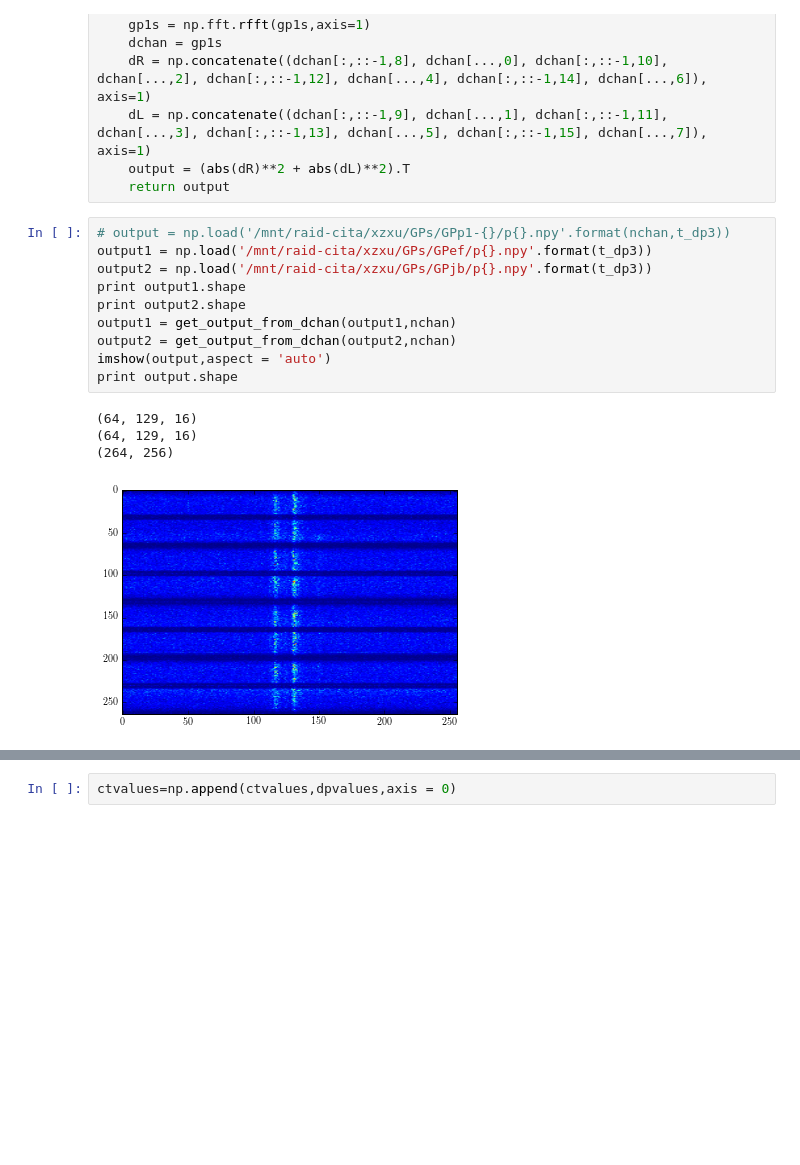
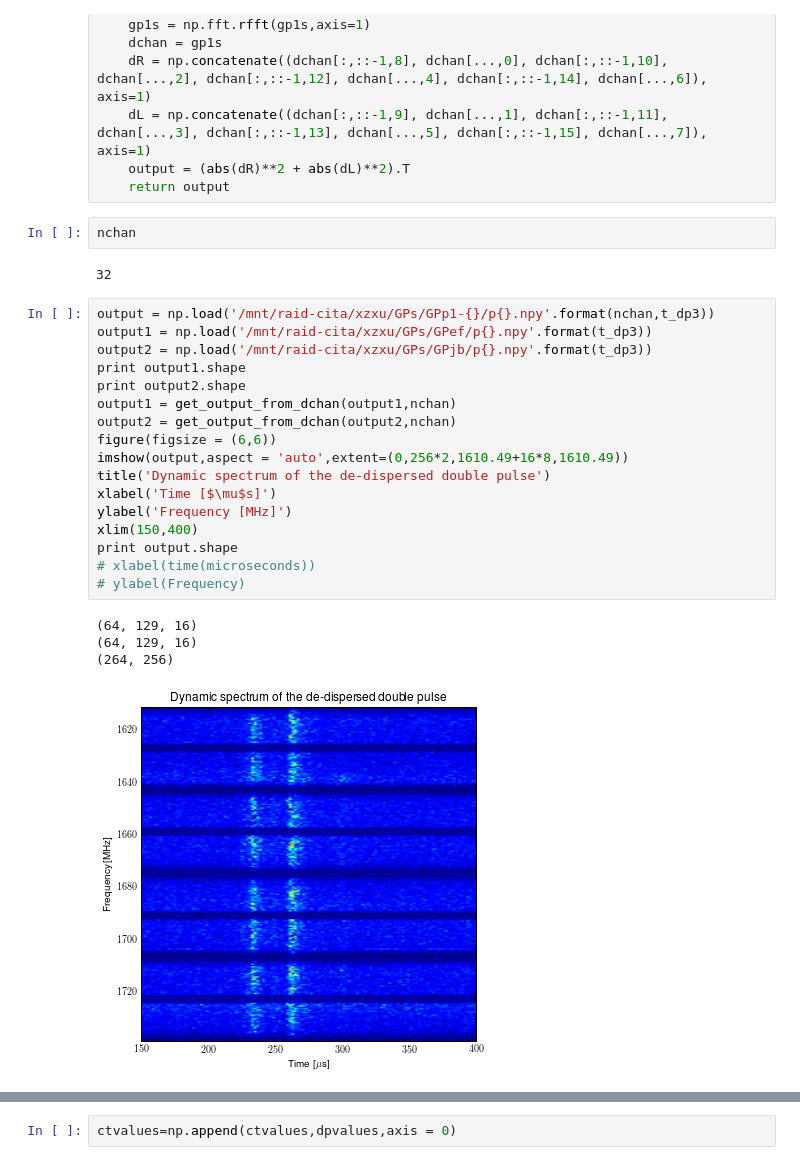
Before and after one commit to xiaozhengxu/scint_analysis, a Jupyter notebook: EVN_crab/Get Corde's plot.ipynb, the cells around one changed output, grey strips where cells are left out. Saved outputs shown, nothing was run; the diff lists cells and outputs as text; blank space fills up the shorter version.

Commit message:
Added new figures for presentation

```diff
--- a/EVN_crab/Get Corde's plot.ipynb
+++ b/EVN_crab/Get Corde's plot.ipynb
@@ -308,18 +309,29 @@ def get_output_from_dchan(gp1s,nchan):
     dL = np.concatenate((dchan[:,::-1,9], dchan[...,1], dchan[:,::-1,11], dchan[...,3], dchan[:,::-1,13], dchan[...,5], dchan[:,::-1,15], dchan[...,7]), axis=1)
     output = (abs(dR)**2 + abs(dL)**2).T
     return output
+# %%
+nchan
+# %% [output]
+32
 # %%
-# output = np.load('/mnt/raid-cita/xzxu/GPs/GPp1-{}/p{}.npy'.format(nchan,t_dp3))
+output = np.load('/mnt/raid-cita/xzxu/GPs/GPp1-{}/p{}.npy'.format(nchan,t_dp3))
 output1 = np.load('/mnt/raid-cita/xzxu/GPs/GPef/p{}.npy'.format(t_dp3))
 output2 = np.load('/mnt/raid-cita/xzxu/GPs/GPjb/p{}.npy'.format(t_dp3))
 print output1.shape
 print output2.shape
 output1 = get_output_from_dchan(output1,nchan)
 output2 = get_output_from_dchan(output2,nchan)
-imshow(output,aspect = 'auto')
+figure(figsize = (6,6))
+imshow(output,aspect = 'auto',extent=(0,256*2,1610.49+16*8,1610.49))
+title('Dynamic spectrum of the de-dispersed double pulse')
+xlabel('Time [$\mu$s]')
+ylabel('Frequency [MHz]')
+xlim(150,400)
 print output.shape
+# xlabel(time(microseconds))
+# ylabel(Frequency)
 # %% [output]
 (64, 129, 16)
 (64, 129, 16)
 (264, 256)
-[figure, old version]
+[figure, new version]
```
Also changed, not shown: parts of 4 cells of this notebook, 18 other files.
